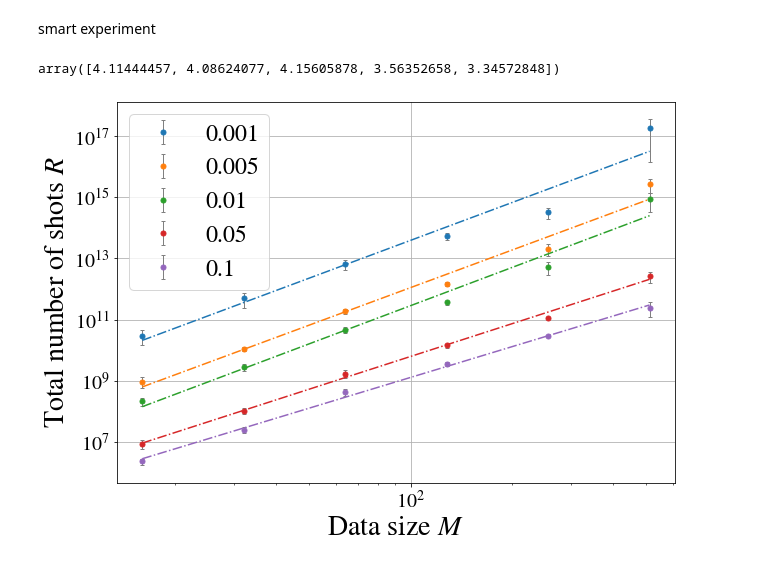
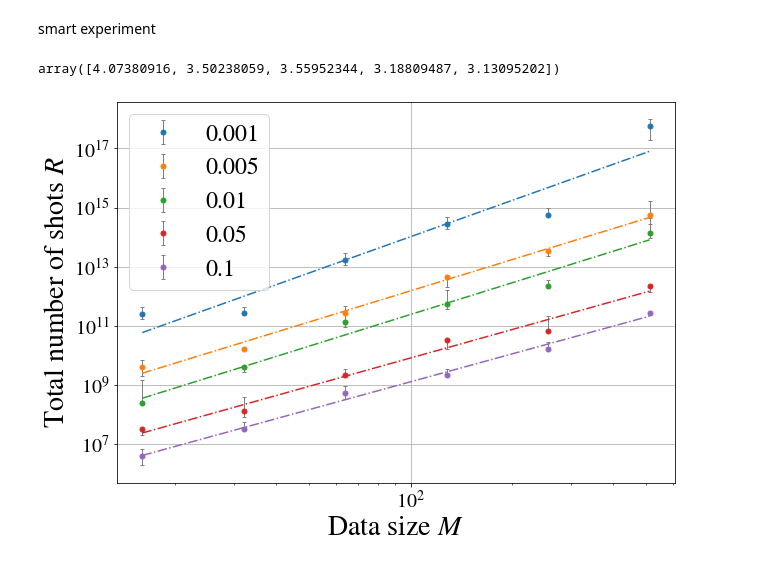
Before and after one commit to gentinettagian/complexity_of_qsvms, a Jupyter notebook: dual_qsvm/kernel_error.ipynb, the cells around one changed output. Drawn from its saved outputs; the diff is of its cells as text; code cells hidden in the pictures.

Commit message:
binomial experiment

```diff
--- a/dual_qsvm/kernel_error.ipynb
+++ b/dual_qsvm/kernel_error.ipynb
@@ -261,10 +261,10 @@ plt.legend()
 # %% [markdown]
 smart experiment
 # %%
-from dual_smart_experiment import SmartExperiment
-s_sep = SmartExperiment(0.1)
+from dual_binomial_experiment import BinomialExperiment
+s_sep = BinomialExperiment(0.1)
 s_sep.load()
 s_sep.plot()
 # %% [output]
-array([4.11444457, 4.08624077, 4.15605878, 3.56352658, 3.34572848])
+array([4.07380916, 3.50238059, 3.55952344, 3.18809487, 3.13095202])
-[figure, old version]
+[figure, new version]
```
Also changed, not shown: parts of 2 cells of this notebook, 5 other files.
